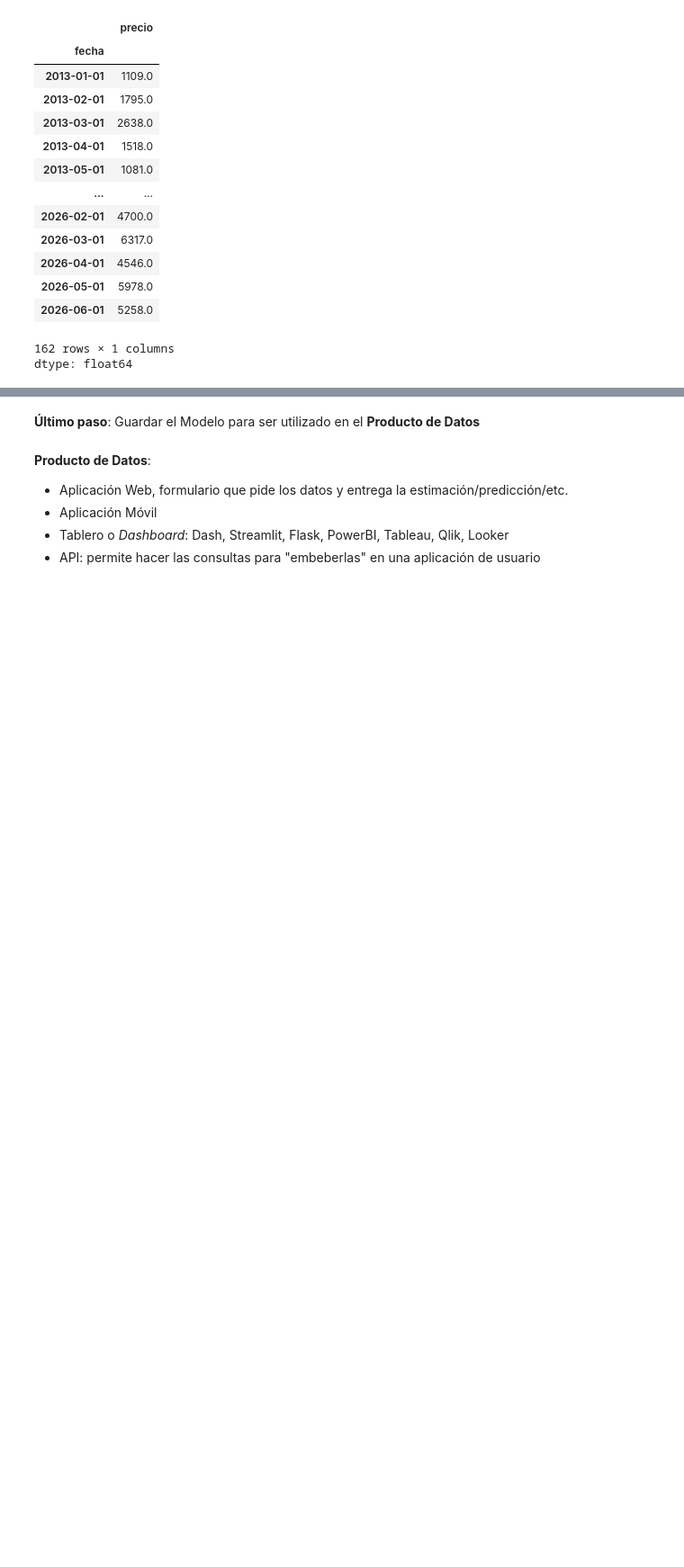
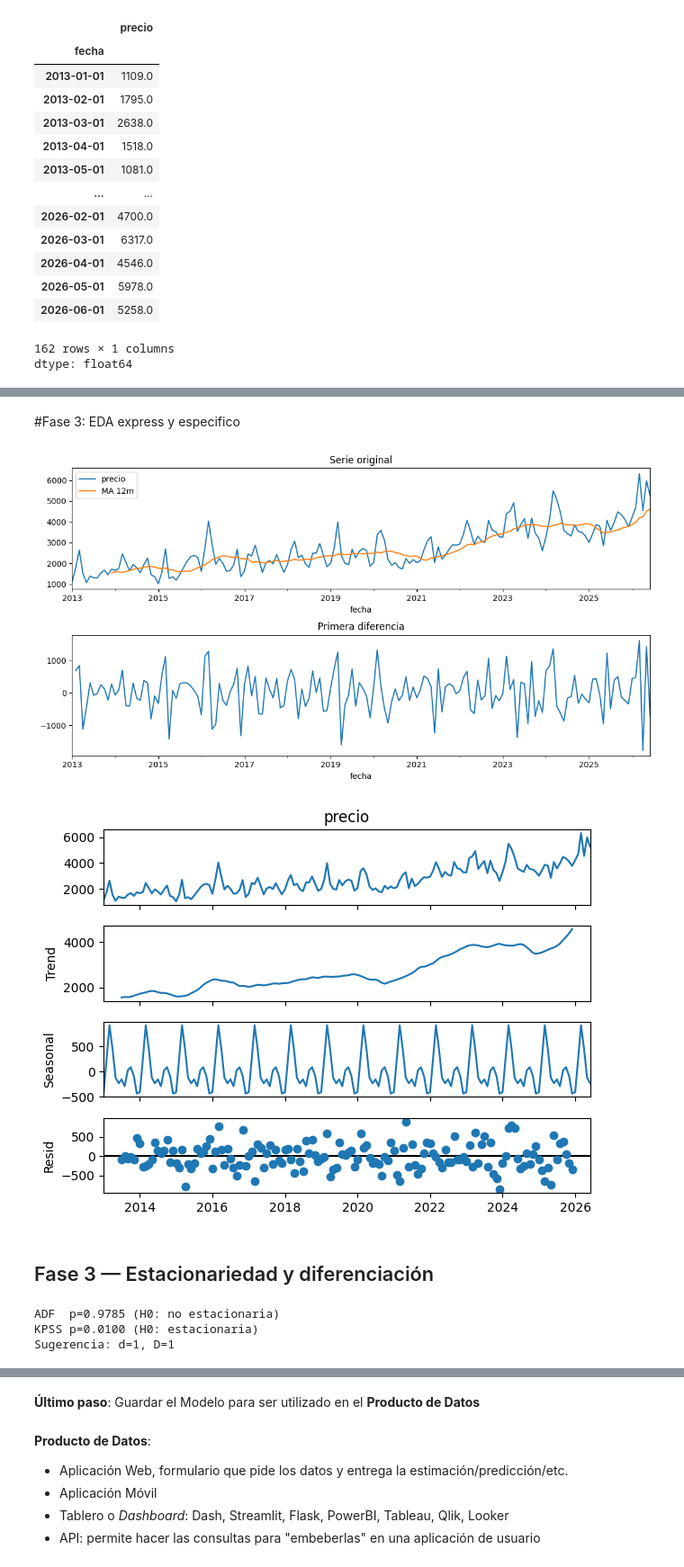
Before and after one commit to daniel-barona/proyecto_ciencia_datos, a Jupyter notebook: src/04_modelo.ipynb, the cells around one changed output, grey strips where cells are left out. Shown at 90% size. Saved outputs shown, nothing was run; the diff lists cells and outputs as text; code cells hidden in the pictures; blank space fills up the shorter version.

```diff
--- a/src/04_modelo.ipynb
+++ b/src/04_modelo.ipynb
@@ -310,0 +380,35 @@ dtype: float64
+# %% [markdown]
+#Fase 3: EDA express y especifico
+# %%
+def eda(y):
+    fig, ax = plt.subplots(2,1,figsize=(11,6))
+    y.plot(ax=ax[0], title="Serie original")
+    y.rolling(12).mean().plot(ax=ax[0], label="MA 12m"); ax[0].legend()
+    y.diff().plot(ax=ax[1], title="Primera diferencia")
+    plt.tight_layout(); plt.show()
+    seasonal_decompose(y, model="additive", period=12).plot(); plt.show()
+eda(y)
+# %% [output]
+[figure, added]
+[figure, added]
+# %% [markdown]
+## Fase 3 — Estacionariedad y diferenciación
+# %%
+def test_estacionariedad(y):
+    adf = adfuller(y.dropna()); kps = kpss(y.dropna(), regression="c", nlags="auto")
+    print(f"ADF  p={adf[1]:.4f} (H0: no estacionaria)")
+    print(f"KPSS p={kps[1]:.4f} (H0: estacionaria)")
+
+def sugerir_diferencias(y, m=12):
+    d=0; yt=y.copy()
+    while adfuller(yt.dropna())[1]>0.05 and d<2:
+        yt=yt.diff(); d+=1
+    D=0
+    if (yt.dropna().autocorr(lag=m) or 0)>0.3 and D<1:
+        yt=yt.diff(m); D+=1
+    print(f"Sugerencia: d={d}, D={D}"); return d,D
+test_estacionariedad(y); d,D = sugerir_diferencias(y)
+# %% [output]
+ADF  p=0.9785 (H0: no estacionaria)
+KPSS p=0.0100 (H0: estacionaria)
+Sugerencia: d=1, D=1
```
Also changed, not shown: parts of 18 cells of this notebook.
